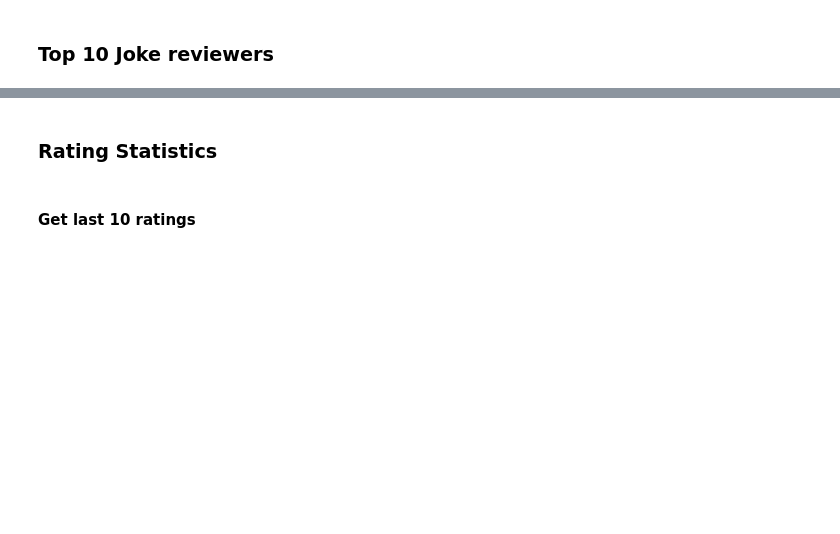
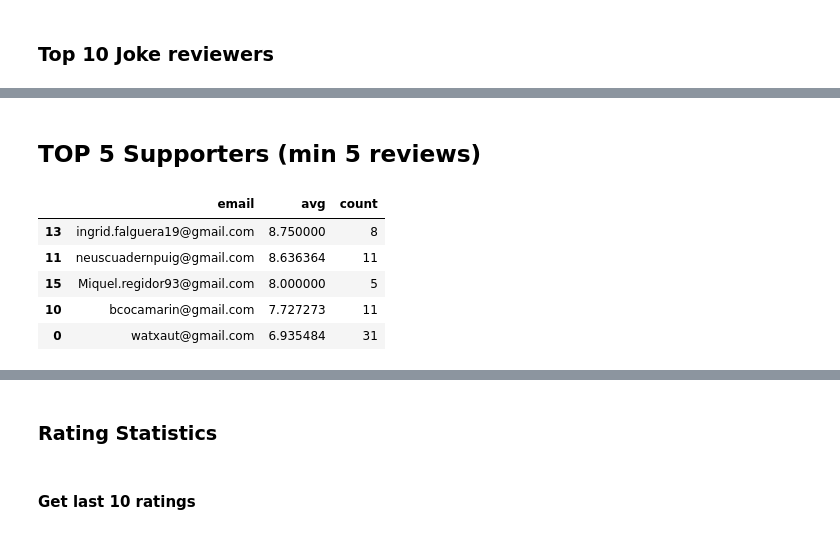
Before and after one commit to watxaut-alpha/joke-app, a Jupyter notebook: notebooks/analysis_mail_users.ipynb, the cells around one changed output, grey strips where cells are left out. Cells and saved outputs as stored; diff of their text form; code cells hidden in the pictures; blank space fills up the shorter version.

```diff
--- a/notebooks/analysis_mail_users.ipynb
+++ b/notebooks/analysis_mail_users.ipynb
@@ -81 +88,13 @@ Most Hater: 'marccampmanygarcia@gmail.com'
+# %% [markdown]
+## TOP 5 Supporters (min 5 reviews)
+# %%
+df_mean_user_supporter = df_mean_user.sort_values(by=['avg', 'count'], ascending=False)
+df_mean_user_supporter.head()
+# %% [output]
+|  | email | avg | count |
+| 13 | ingrid.falguera19@gmail.com | 8.750000 | 8 |
+| 11 | neuscuadernpuig@gmail.com | 8.636364 | 11 |
+| 15 | Miquel.regidor93@gmail.com | 8.000000 | 5 |
+| 10 | bcocamarin@gmail.com | 7.727273 | 11 |
+| 0 | watxaut@gmail.com | 6.935484 | 31 |
 # %% [markdown]
```
Also changed, not shown: parts of 12 cells of this notebook.
